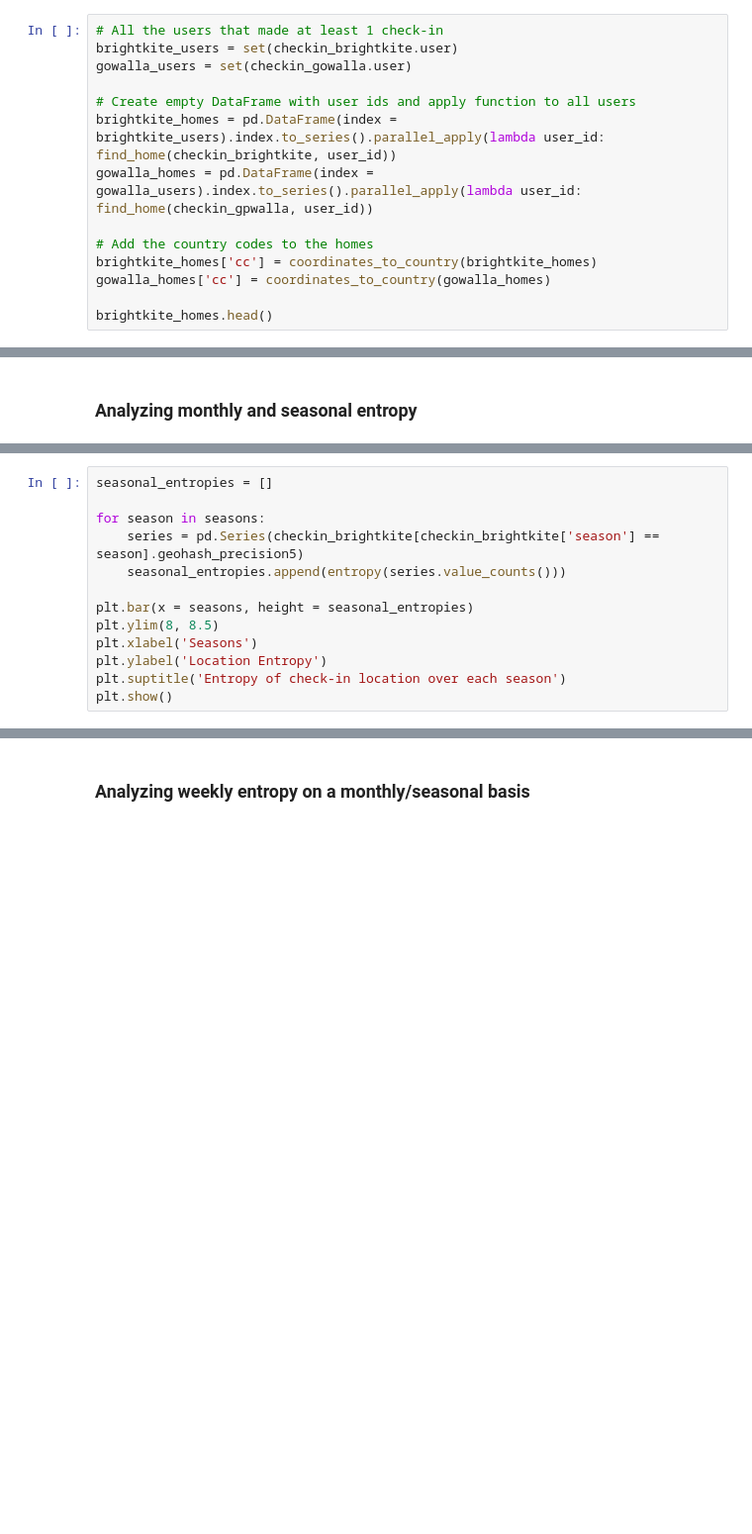
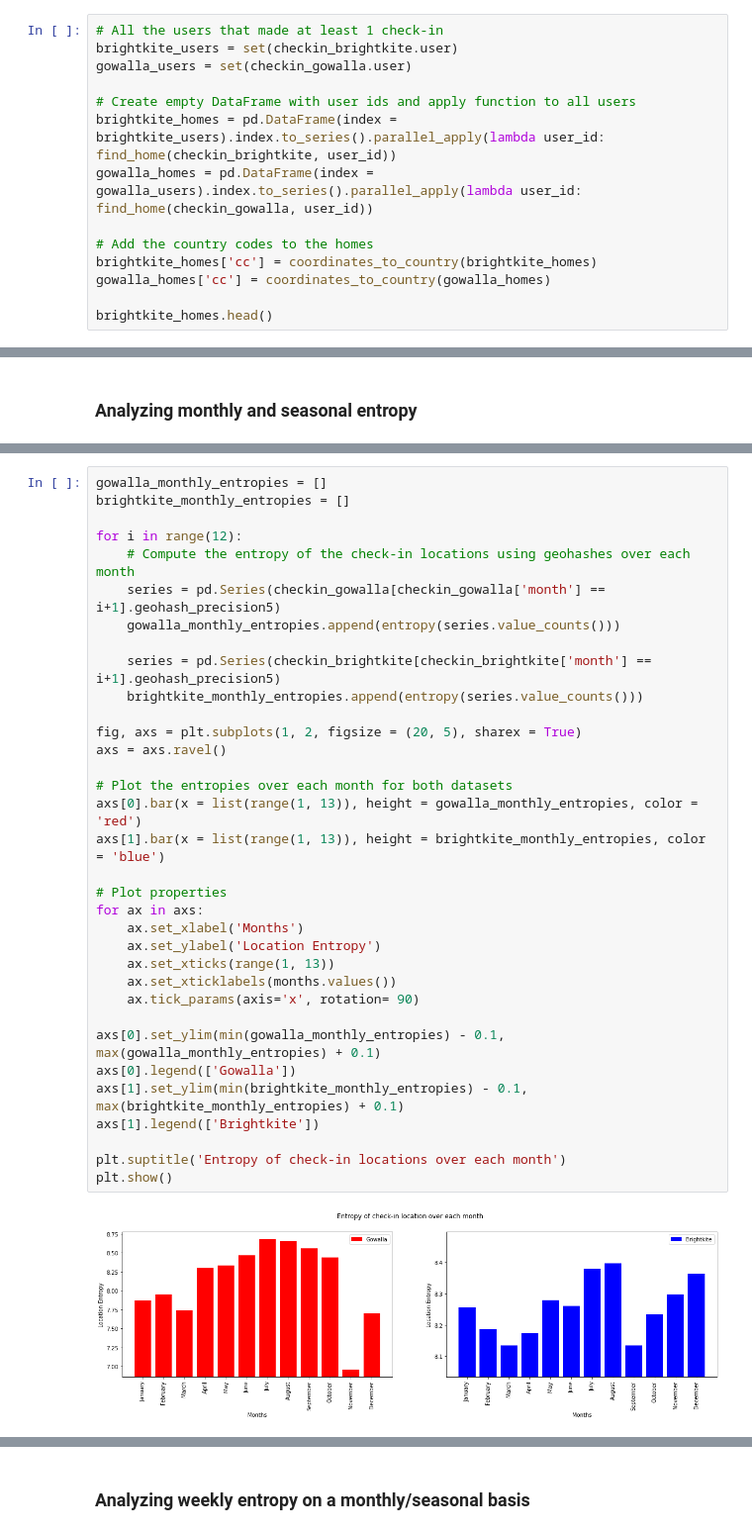
Before and after one commit to epfl-ada/ada-2020-project-milestone-p3-p3_a-dope-acronym, a Jupyter notebook: seasonal_patterns.ipynb, the cells around one changed output, grey strips where cells are left out. Shown at 99% size. Saved outputs shown, nothing was run; the diff lists cells and outputs as text; blank space fills up the shorter version.

```diff
--- a/seasonal_patterns.ipynb
+++ b/seasonal_patterns.ipynb
@@ -145,7 +133,7 @@ gowalla_users = set(checkin_gowalla.user)
 
 # Create empty DataFrame with user ids and apply function to all users
 brightkite_homes = pd.DataFrame(index = brightkite_users).index.to_series().parallel_apply(lambda user_id: find_home(checkin_brightkite, user_id))
-gowalla_homes = pd.DataFrame(index = gowalla_users).index.to_series().parallel_apply(lambda user_id: find_home(checkin_gpwalla, user_id))
+gowalla_homes = pd.DataFrame(index = gowalla_users).index.to_series().parallel_apply(lambda user_id: find_home(checkin_gowalla, user_id))
 
 # Add the country codes to the homes
 brightkite_homes['cc'] = coordinates_to_country(brightkite_homes)
@@ -347,13 +344,36 @@ plt.show()
-# %%
-seasonal_entropies = []
-
-for season in seasons:
-    series = pd.Series(checkin_brightkite[checkin_brightkite['season'] == season].geohash_precision5)
-    seasonal_entropies.append(entropy(series.value_counts()))
-
-plt.bar(x = seasons, height = seasonal_entropies)
-plt.ylim(8, 8.5)
-plt.xlabel('Seasons')
-plt.ylabel('Location Entropy')
-plt.suptitle('Entropy of check-in location over each season')
-plt.show()
+# %%
+gowalla_monthly_entropies = []
+brightkite_monthly_entropies = []
+
+for i in range(12):
+    # Compute the entropy of the check-in locations using geohashes over each month
+    series = pd.Series(checkin_gowalla[checkin_gowalla['month'] == i+1].geohash_precision5)
+    gowalla_monthly_entropies.append(entropy(series.value_counts()))
+
+    series = pd.Series(checkin_brightkite[checkin_brightkite['month'] == i+1].geohash_precision5)
+    brightkite_monthly_entropies.append(entropy(series.value_counts()))
+
+fig, axs = plt.subplots(1, 2, figsize = (20, 5), sharex = True)
+axs = axs.ravel()
+
+# Plot the entropies over each month for both datasets
+axs[0].bar(x = list(range(1, 13)), height = gowalla_monthly_entropies, color = 'red')
+axs[1].bar(x = list(range(1, 13)), height = brightkite_monthly_entropies, color = 'blue')
+
+# Plot properties
+for ax in axs:
+    ax.set_xlabel('Months')
+    ax.set_ylabel('Location Entropy')
+    ax.set_xticks(range(1, 13))
+    ax.set_xticklabels(months.values())
+    ax.tick_params(axis='x', rotation= 90)
+
+axs[0].set_ylim(min(gowalla_monthly_entropies) - 0.1, max(gowalla_monthly_entropies) + 0.1)
+axs[0].legend(['Gowalla'])
+axs[1].set_ylim(min(brightkite_monthly_entropies) - 0.1, max(brightkite_monthly_entropies) + 0.1)
+axs[1].legend(['Brightkite'])
+
+plt.suptitle('Entropy of check-in locations over each month')
+plt.show()
+# %% [output]
+[figure, added]
```
Also changed, not shown: parts of 61 cells of this notebook.
